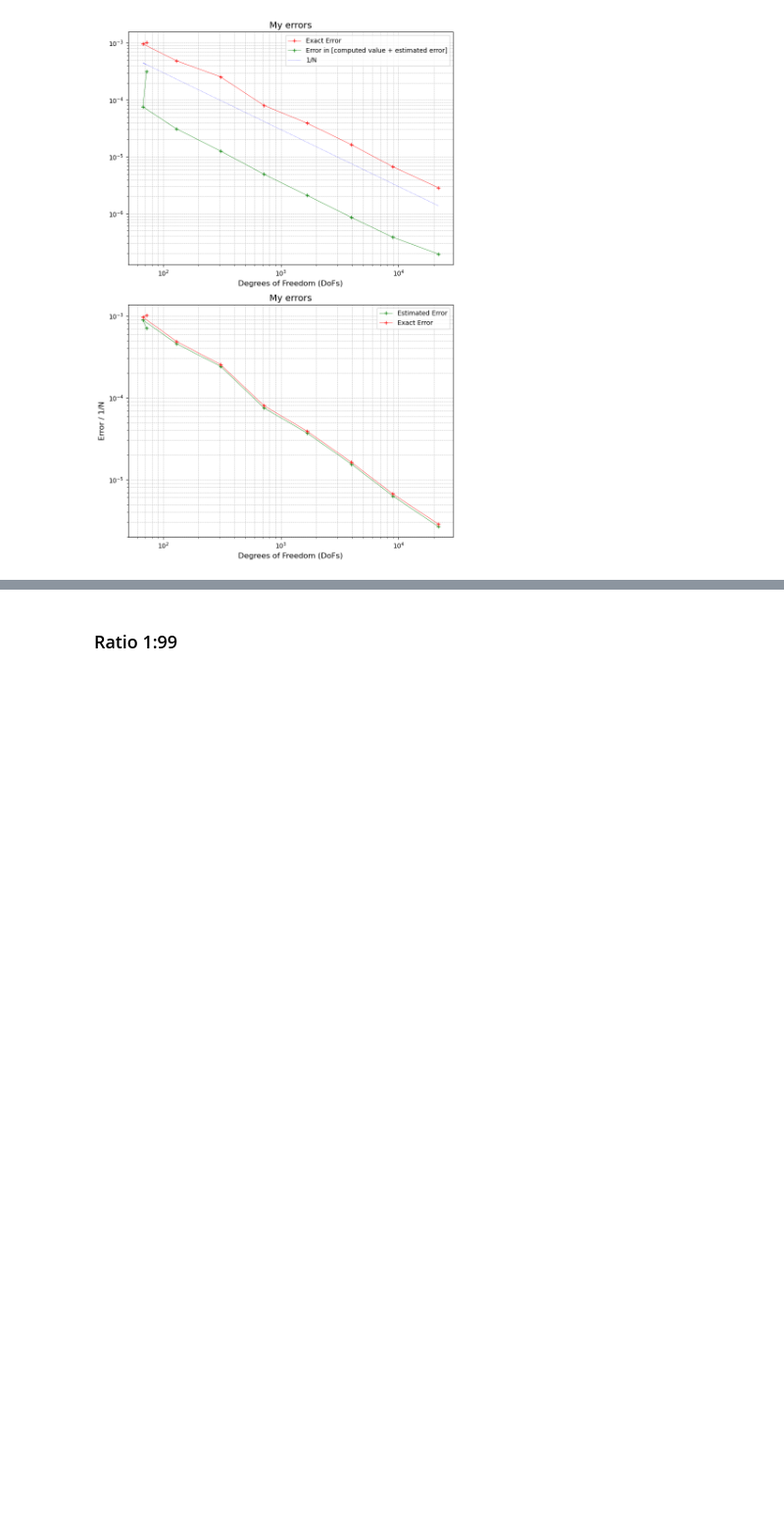
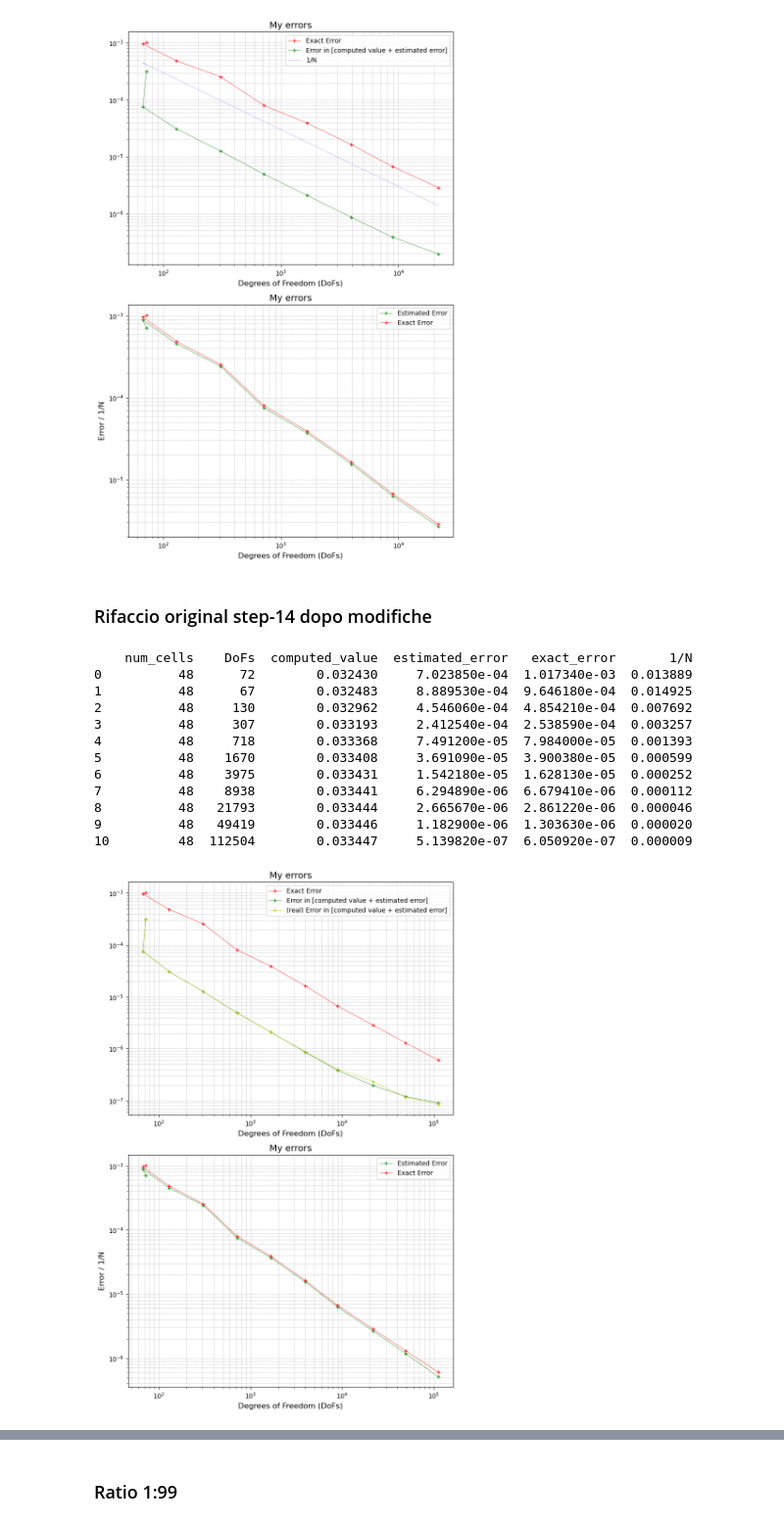
Before and after one commit to Matteo-Malve/ion_propulsion, a Jupyter notebook: postprocessing/step14_plots.ipynb, the cells around one changed output, grey strips where cells are left out. Shown at 98% size. Saved outputs shown, nothing was run; the diff lists cells and outputs as text; code cells hidden in the pictures; blank space fills up the shorter version.

```diff
--- a/postprocessing/step14_plots.ipynb
+++ b/postprocessing/step14_plots.ipynb
@@ -39,3 +39,62 @@ plt.tight_layout()
 plt.show()
 # %% [output]
 [figure]
+# %% [markdown]
+### Rifaccio original step-14 dopo modifiche
+# %%
+import pandas as pd
+import matplotlib.pyplot as plt
+import numpy as np
+
+# Load the data from the CSV file
+file_name = "/Users/matteom/shared-folder/ion_propulsion/results/GO_-convergence_data.csv"
+EXACT_VALUE = 0.0334473
+#EXACT_VALUE = 1.767446e-05    # Ratio 1:100
+#EXACT_VALUE = 1.742630e-05     # Ratio 1:99
+data = pd.read_csv(file_name)
+
+# Compute 1/N (1/DoFs)
+data['1/N'] = 1 / data['DoFs']
+print(data)
+
+# Create the figure
+plt.figure(figsize=(8, 12))  # Adjust the figure size for two plots
+
+# Plot 1: Original log-log plot
+plt.subplot(2, 1, 1)  # First subplot (top)
+plt.loglog(data['DoFs'], data['exact_error'], "r-+", linewidth=0.5, label='Exact Error')
+plt.loglog(data['DoFs'], abs(data['exact_error']-data["estimated_error"]),"g-+", linewidth=0.5, label='Error in [computed value + estimated error]')
+plt.loglog(data['DoFs'], abs((data['computed_value']+data["estimated_error"])-EXACT_VALUE),"y-+", linewidth=0.5, label='(real) Error in [computed value + estimated error]')
+#plt.loglog(data['DoFs'], data['1/N']*0.03, "b:", linewidth=0.5, label='1/N')
+plt.xlabel('Degrees of Freedom (DoFs)', fontsize=12)
+plt.title('My errors', fontsize=14)
+plt.legend()
+plt.grid(True, which="both", linestyle='--', linewidth=0.5)
+
+# Plot 2: Duplicate plot
+plt.subplot(2, 1, 2)  # Second subplot (bottom)
+plt.loglog(data['DoFs'], data['estimated_error'],"g-+", linewidth=0.5, label='Estimated Error')
+plt.loglog(data['DoFs'], data['exact_error'],"r-+", linewidth=0.5, label='Exact Error')
+plt.xlabel('Degrees of Freedom (DoFs)', fontsize=12)
+plt.ylabel('Error / 1/N', fontsize=12)
+plt.title('My errors', fontsize=14)
+plt.legend()
+plt.grid(True, which="both", linestyle='--', linewidth=0.5)
+
+# Adjust layout and show the plots
+plt.tight_layout()
+plt.show()
+# %% [output]
+    num_cells    DoFs  computed_value  estimated_error   exact_error       1/N
+0          48      72        0.032430     7.023850e-04  1.017340e-03  0.013889
+1          48      67        0.032483     8.889530e-04  9.646180e-04  0.014925
+2          48     130        0.032962     4.546060e-04  4.854210e-04  0.007692
+3          48     307        0.033193     2.412540e-04  2.538590e-04  0.003257
+4          48     718        0.033368     7.491200e-05  7.984000e-05  0.001393
+5          48    1670        0.033408     3.691090e-05  3.900380e-05  0.000599
+6          48    3975        0.033431     1.542180e-05  1.628130e-05  0.000252
+7          48    8938        0.033441     6.294890e-06  6.679410e-06  0.000112
+8          48   21793        0.033444     2.665670e-06  2.861220e-06  0.000046
+9          48   49419        0.033446     1.182900e-06  1.303630e-06  0.000020
+10         48  112504        0.033447     5.139820e-07  6.050920e-07  0.000009
+[figure, added]
```
Also changed, not shown: parts of 3 cells of this notebook, 2 other files.
